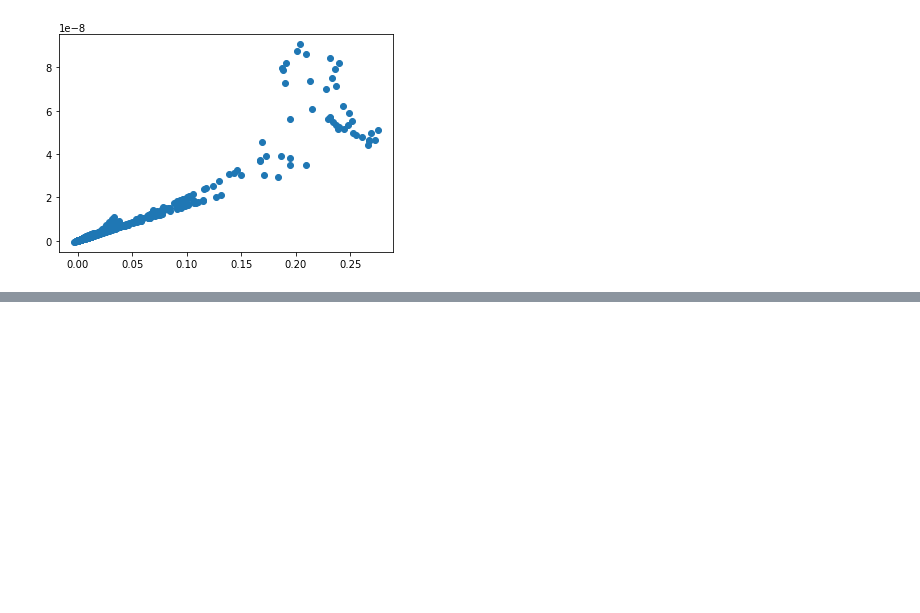
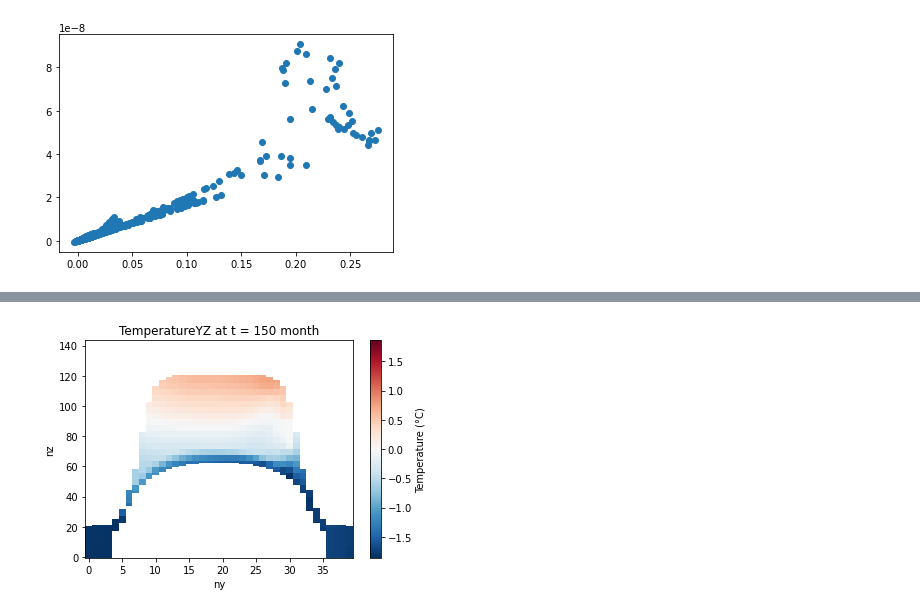
Before and after one commit to BenBouiss/NN_intern_2022, a Jupyter notebook: Plot_process_init_data.ipynb, the cells around one changed output, grey strips where cells are left out. Saved outputs shown, nothing was run; the diff lists cells and outputs as text; code cells hidden in the pictures; blank space fills up the shorter version.

```diff
--- a/Plot_process_init_data.ipynb
+++ b/Plot_process_init_data.ipynb
@@ -147,0 +188,13 @@ file = files[1]
+# %%
+File_path = '/bettik/bouissob/ISOMIP+/'
+Bet_path = '/bettik/bouissob/'
+Data_Name = '*COM_NEMO-CNRS.nc'
+paths = glob.glob(File_path + Data_Name)
+Data = xr.open_dataset(paths[0])
+fig, ax = plt.subplots()
+a = Data.isel(nTime = t).temperatureYZ.plot(ax = ax, add_colorbar=False)
+cbar = plt.colorbar(a, ax = ax, label = 'Temperature (°C)')
+plt.title('TemperatureYZ at t = {} month'.format(t))
+plt.savefig(os.getcwd() + '/Image_output/TemperatureYZ_map.png', facecolor='white', bbox_inches='tight')
+# %% [output]
+[figure, added]
```
Also changed, not shown: parts of 6 cells of this notebook, 8 other files.
